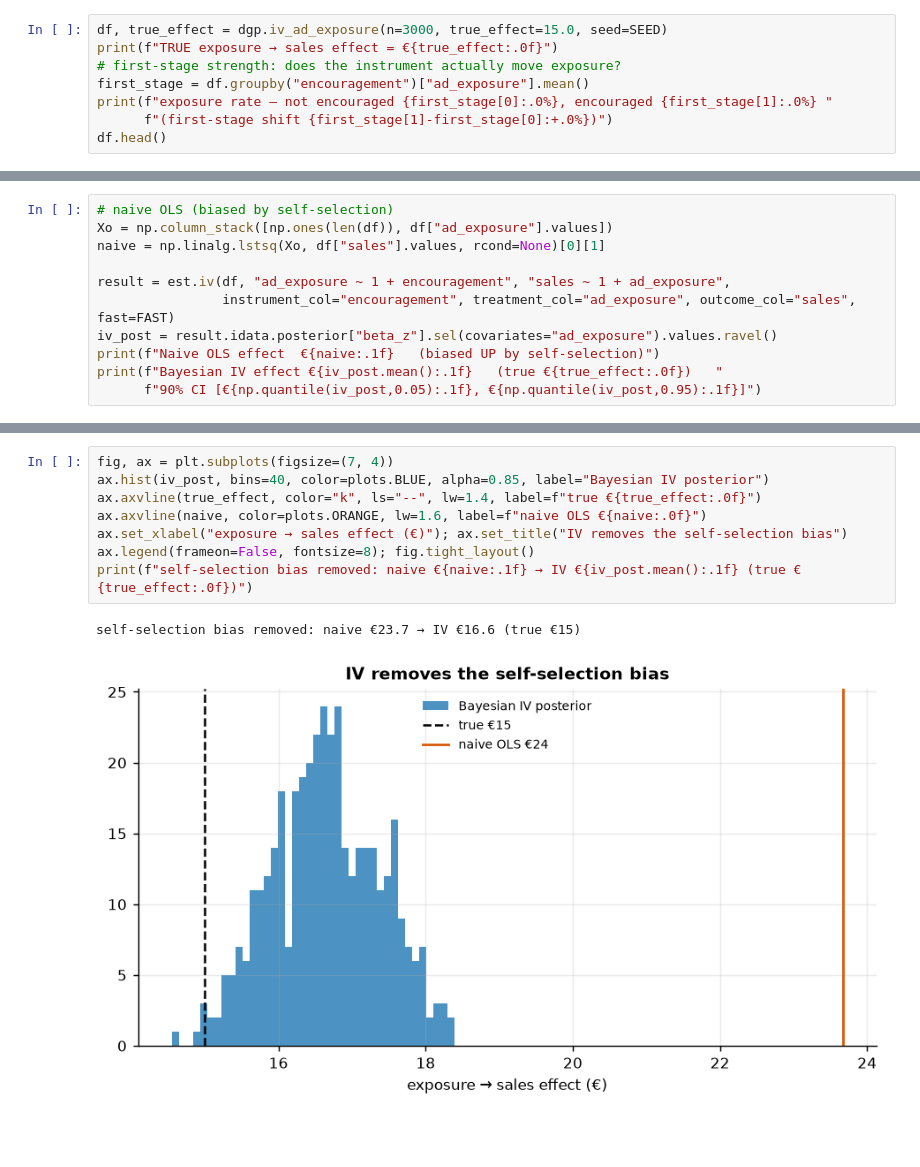
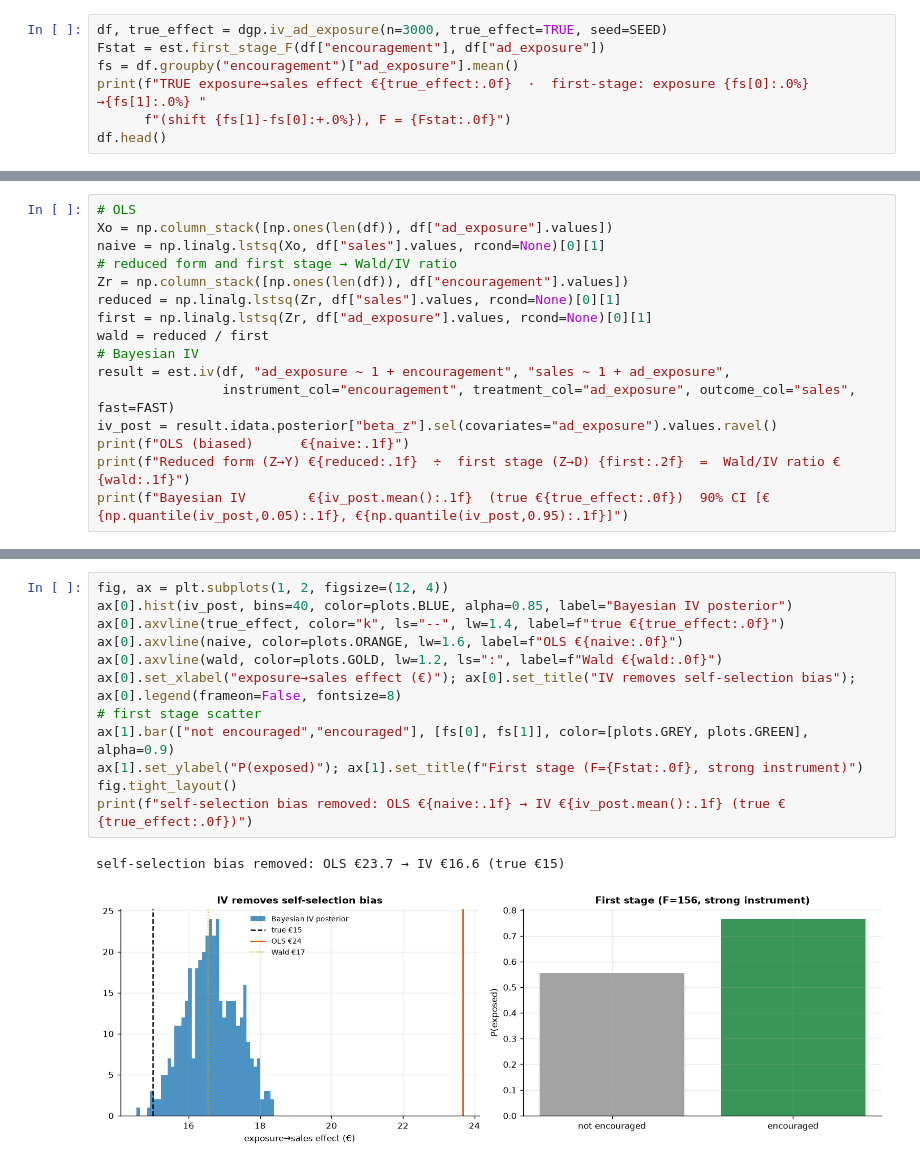
Before and after one commit to fmuia/sda_projects, a Jupyter notebook: notebooks/11_endogenous_exposure_iv.ipynb, the cells around one changed output, grey strips where cells are left out. Saved outputs shown, nothing was run; the diff lists cells and outputs as text; blank space fills up the shorter version.

Commit message:
Deepen 11 IV: first-stage F-stat (156, strong), OLS/reduced-form/Wald/Bayesian-IV comparison, first-stage viz, exclusion-restriction sensitivity stress test, LATE-vs-ATE framing

```diff
--- a/notebooks/11_endogenous_exposure_iv.ipynb
+++ b/notebooks/11_endogenous_exposure_iv.ipynb
@@ -31,9 +31,8 @@ both exposure and sales, so naive OLS will overstate it. A randomized `encourage
 # %%
-df, true_effect = dgp.iv_ad_exposure(n=3000, true_effect=15.0, seed=SEED)
-print(f"TRUE exposure → sales effect = €{true_effect:.0f}")
-# first-stage strength: does the instrument actually move exposure?
-first_stage = df.groupby("encouragement")["ad_exposure"].mean()
-print(f"exposure rate — not encouraged {first_stage[0]:.0%}, encouraged {first_stage[1]:.0%} "
-      f"(first-stage shift {first_stage[1]-first_stage[0]:+.0%})")
+df, true_effect = dgp.iv_ad_exposure(n=3000, true_effect=TRUE, seed=SEED)
+Fstat = est.first_stage_F(df["encouragement"], df["ad_exposure"])
+fs = df.groupby("encouragement")["ad_exposure"].mean()
+print(f"TRUE exposure→sales effect €{true_effect:.0f}  ·  first-stage: exposure {fs[0]:.0%}→{fs[1]:.0%} "
+      f"(shift {fs[1]-fs[0]:+.0%}), F = {Fstat:.0f}")
 df.head()
 # %% [output]
@@ -66,14 +66,19 @@ $\rho$ rather than assuming it away.
 # %%
-# naive OLS (biased by self-selection)
+# OLS
 Xo = np.column_stack([np.ones(len(df)), df["ad_exposure"].values])
 naive = np.linalg.lstsq(Xo, df["sales"].values, rcond=None)[0][1]
-
+# reduced form and first stage → Wald/IV ratio
+Zr = np.column_stack([np.ones(len(df)), df["encouragement"].values])
+reduced = np.linalg.lstsq(Zr, df["sales"].values, rcond=None)[0][1]
+first = np.linalg.lstsq(Zr, df["ad_exposure"].values, rcond=None)[0][1]
+wald = reduced / first
+# Bayesian IV
 result = est.iv(df, "ad_exposure ~ 1 + encouragement", "sales ~ 1 + ad_exposure",
                 instrument_col="encouragement", treatment_col="ad_exposure", outcome_col="sales", fast=FAST)
 iv_post = result.idata.posterior["beta_z"].sel(covariates="ad_exposure").values.ravel()
-print(f"Naive OLS effect  €{naive:.1f}   (biased UP by self-selection)")
-print(f"Bayesian IV effect €{iv_post.mean():.1f}   (true €{true_effect:.0f})   "
-      f"90% CI [€{np.quantile(iv_post,0.05):.1f}, €{np.quantile(iv_post,0.95):.1f}]")
+print(f"OLS (biased)      €{naive:.1f}")
+print(f"Reduced form (Z→Y) €{reduced:.1f}  ÷  first stage (Z→D) {first:.2f}  =  Wald/IV ratio €{wald:.1f}")
+print(f"Bayesian IV        €{iv_post.mean():.1f}  (true €{true_effect:.0f})  90% CI [€{np.quantile(iv_post,0.05):.1f}, €{np.quantile(iv_post,0.95):.1f}]")
 # %% [output]
 Initializing NUTS using jitter+adapt_diag...
 Sequential sampling (2 chains in 1 job)
@@ -93,11 +98,15 @@ bias the instrument removes.
 # %%
-fig, ax = plt.subplots(figsize=(7, 4))
-ax.hist(iv_post, bins=40, color=plots.BLUE, alpha=0.85, label="Bayesian IV posterior")
-ax.axvline(true_effect, color="k", ls="--", lw=1.4, label=f"true €{true_effect:.0f}")
-ax.axvline(naive, color=plots.ORANGE, lw=1.6, label=f"naive OLS €{naive:.0f}")
-ax.set_xlabel("exposure → sales effect (€)"); ax.set_title("IV removes the self-selection bias")
-ax.legend(frameon=False, fontsize=8); fig.tight_layout()
-print(f"self-selection bias removed: naive €{naive:.1f} → IV €{iv_post.mean():.1f} (true €{true_effect:.0f})")
+fig, ax = plt.subplots(1, 2, figsize=(12, 4))
+ax[0].hist(iv_post, bins=40, color=plots.BLUE, alpha=0.85, label="Bayesian IV posterior")
+ax[0].axvline(true_effect, color="k", ls="--", lw=1.4, label=f"true €{true_effect:.0f}")
+ax[0].axvline(naive, color=plots.ORANGE, lw=1.6, label=f"OLS €{naive:.0f}")
+ax[0].axvline(wald, color=plots.GOLD, lw=1.2, ls=":", label=f"Wald €{wald:.0f}")
+ax[0].set_xlabel("exposure→sales effect (€)"); ax[0].set_title("IV removes self-selection bias"); ax[0].legend(frameon=False, fontsize=8)
+# first stage scatter
+ax[1].bar(["not encouraged","encouraged"], [fs[0], fs[1]], color=[plots.GREY, plots.GREEN], alpha=0.9)
+ax[1].set_ylabel("P(exposed)"); ax[1].set_title(f"First stage (F={Fstat:.0f}, strong instrument)")
+fig.tight_layout()
+print(f"self-selection bias removed: OLS €{naive:.1f} → IV €{iv_post.mean():.1f} (true €{true_effect:.0f})")
 # %% [output]
-self-selection bias removed: naive €23.7 → IV €16.6 (true €15)
+self-selection bias removed: OLS €23.7 → IV €16.6 (true €15)
-[figure, old version]
+[figure, new version]
```
Also changed, not shown: parts of 14 cells of this notebook.
